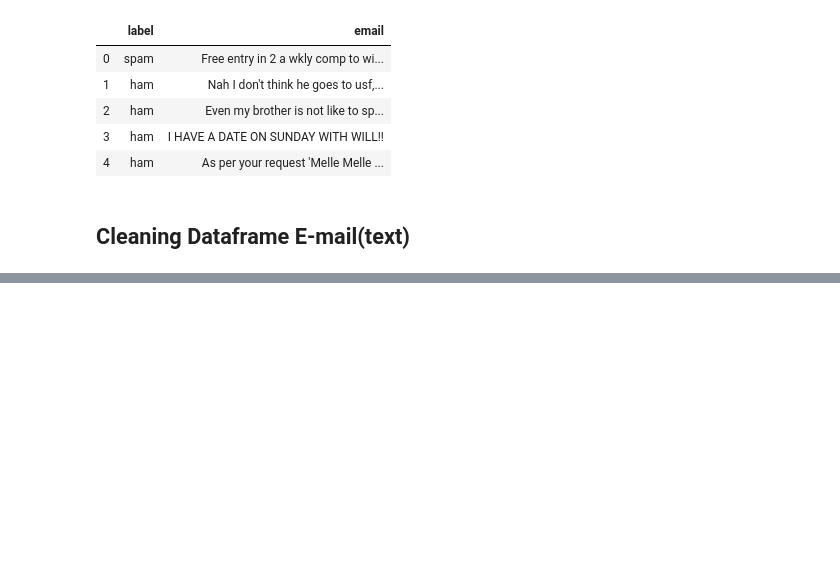
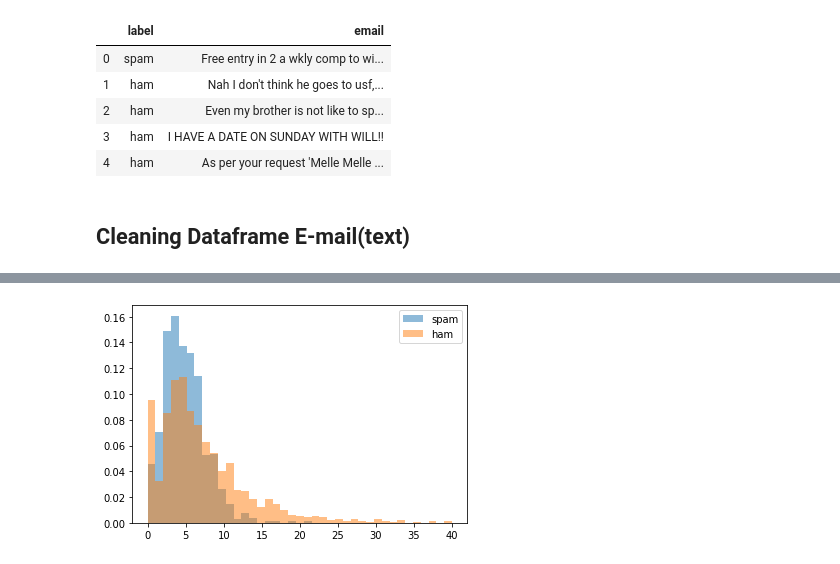
Before and after one commit to ankursahni/Natural-Language-Processing-NLP-, a Jupyter notebook: Ham_Spam(email)_classifier.ipynb, the cells around one changed output, grey strips where cells are left out. Cells and saved outputs as stored; diff of their text form; code cells hidden in the pictures; blank space fills up the shorter version.

```diff
--- a/Ham_Spam(email)_classifier.ipynb
+++ b/Ham_Spam(email)_classifier.ipynb
@@ -48,0 +125,9 @@ df.head()
+# %%
+bins = np.linspace(0, 40, 40)
+
+pyplot.hist(df[df['label']=='spam']['%punct'], bins, alpha=0.5, density=True, label='spam')
+pyplot.hist(df[df['label']=='ham']['%punct'], bins, alpha=0.5, density=True, label='ham')
+pyplot.legend(loc='upper right')
+pyplot.show()
+# %% [output]
+[figure, added]
```
Also changed, not shown: parts of 25 cells of this notebook.
